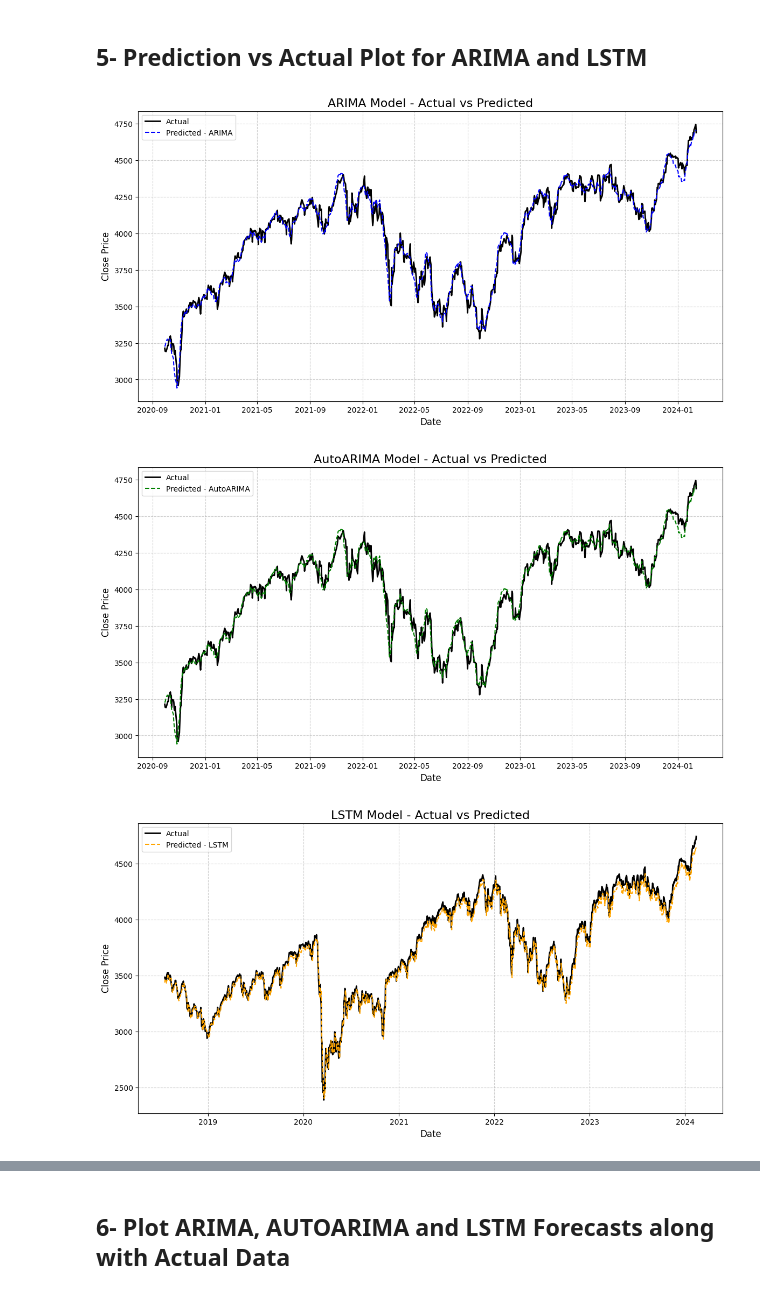
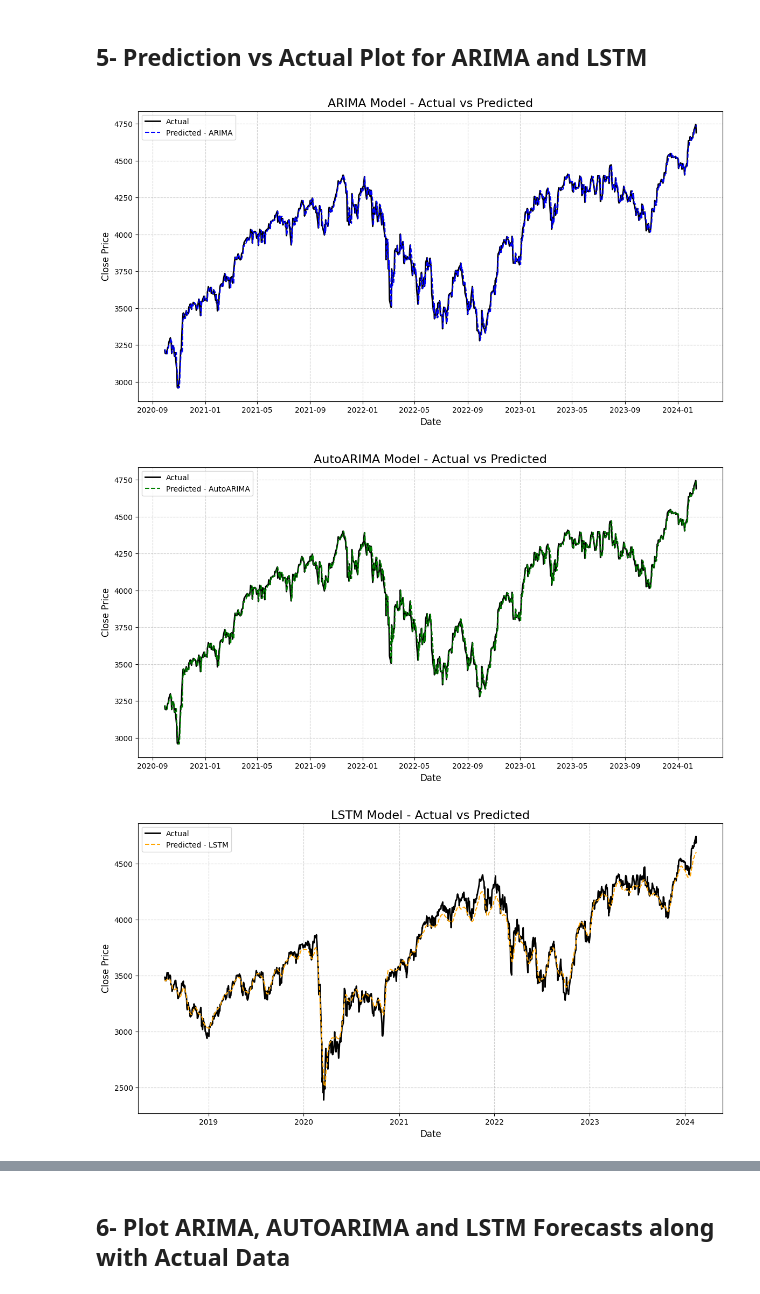
Before and after one commit to Fabio-Poli/CCT-Thesis-Project, a Jupyter notebook: Project_Code/Project Sep 2024.ipynb, the cells around one changed output, grey strips where cells are left out. Saved outputs shown, nothing was run; the diff lists cells and outputs as text; code cells hidden in the pictures.

```diff
--- a/Project_Code/Project Sep 2024.ipynb
+++ b/Project_Code/Project Sep 2024.ipynb
@@ -2771,28 +2688,32 @@ R^2 Score: 0.9842375842861261
 ## 1- Load and Evaluate the ARIMA Model
 # %%
 def load_arima_model_results():
+
     # Load the saved ARIMA model
-    model_filename = 'arima_model_(1, 1, 0).pkl'
+    model_filename = 'arima_model_order_(3, 1, 1).pkl'
     model_fit = joblib.load(model_filename)
     print(f"Model loaded from '{model_filename}'")
 
-    # Extract the 'Close_diff'
-    series = dataset_knn_pandas['Close_diff']
+    # Extract the 'Close' series
+    series = dataset_knn_pandas['Close']
 
     # Define the train/test split
     split_point = int(len(series) * 0.8)
+    train = series.iloc[:split_point]
     test = series.iloc[split_point:]
 
-    # Rebuild the history to include only the training data
-    history = series.iloc[:split_point].tolist()
+    # Initialize history with training data
+    history = train.tolist()
     predictions = []
 
-    # Generate predictions for the test set using the loaded model
+    # Perform rolling forecast
     for t in range(len(test)):
-        model = ARIMA(history, order=(1, 1, 0))  # Load the ARIMA best model
-        model_fit = model.fit()  # Fit on the current history
-        yhat = model_fit.forecast(steps=1)[0]  # Forecast the next value using the loaded model
+        # Re-fit the model with the updated history
+        model = ARIMA(history, order=(3, 1, 1))
+        model_fit = model.fit()
+        yhat = model_fit.forecast()[0]
         predictions.append(yhat)
+        # Update the history with the actual observation
         history.append(test.iloc[t])
 
     # Create a series for the predicted values with the same index as the test data
@@ -2863,3 +2798,0 @@ Model loaded from 'arima_model_with_exogenous.pkl'
-# %%
-# Load AutoARIMA
-autoarima_test, autoarima_predicted, autoarima_metrics = load_arima_results()
@@ -2905,0 +2835,13 @@ lstm_real, lstm_predicted, lstm_metrics = load_lstm_results()
+# %%
+look_back = 30
+X, y, scaler_series, scaler_exog, dates = prepare_data(dataset_knn_pandas, look_back)
+
+# Split the data into training and testing sets
+train_size = int(len(X) * 0.67)
+X_train, X_test = X[:train_size], X[train_size:]
+y_train, y_test = y[:train_size], y[train_size:]
+train_dates, test_dates = dates[:train_size], dates[train_size:]
+
+# Adjust lengths to match
+min_length = min(len(test_dates), len(lstm_real))
+lstm_test_dates_aligned = test_dates[:min_length]
@@ -2987,37 +2900,37 @@ comparison_df.to_csv('arima_autoarima_lstm_comparison.csv', index=False)
 # ARIMA vs Actual
 plt.figure(figsize=(14, 7))
 plt.plot(arima_test.index, arima_test, color='black', label='Actual', linewidth=2)
 plt.plot(arima_predicted.index, arima_predicted, color='blue', label='Predicted - ARIMA', linestyle='dashed')
 plt.title('ARIMA Model - Actual vs Predicted', fontsize=16)
 plt.xlabel('Date', fontsize=12)
 plt.ylabel('Close Price', fontsize=12)
 plt.legend(loc='best')
 plt.grid(True, linestyle='--', alpha=0.6)
 plt.show()
 
 # AutoARIMA vs Actual
 plt.figure(figsize=(14, 7))
 plt.plot(autoarima_test.index, autoarima_test, color='black', label='Actual', linewidth=2)
-plt.plot(autoarima_test.index, autoarima_predicted, color='green', label='Predicted - AutoARIMA', linestyle='dashed')
+plt.plot(autoarima_predicted.index, autoarima_predicted, color='green', label='Predicted - AutoARIMA', linestyle='dashed')
 plt.title('AutoARIMA Model - Actual vs Predicted', fontsize=16)
 plt.xlabel('Date', fontsize=12)
 plt.ylabel('Close Price', fontsize=12)
 plt.legend(loc='best')
 plt.grid(True, linestyle='--', alpha=0.6)
 plt.show()
 
 # LSTM vs Actual
 plt.figure(figsize=(14, 7))
-plt.plot(test_index_aligned, lstm_real, color='black', label='Actual', linewidth=2)
-plt.plot(test_index_aligned, lstm_predicted, color='orange', label='Predicted - LSTM', linestyle='dashed')
+plt.plot(lstm_test_dates_aligned, lstm_real, color='black', label='Actual', linewidth=2)
+plt.plot(lstm_test_dates_aligned, lstm_predicted, color='orange', label='Predicted - LSTM', linestyle='dashed')
 plt.title('LSTM Model - Actual vs Predicted', fontsize=16)
 plt.xlabel('Date', fontsize=12)
 plt.ylabel('Close Price', fontsize=12)
 plt.legend(loc='best')
 plt.grid(True, linestyle='--', alpha=0.6)
 plt.show()
 # %% [output]
-[figure, old version]
+[figure, new version]
-[figure, old version]
+[figure, new version]
-[figure, old version]
+[figure, new version]
 # %%
```
Also changed, not shown: parts of 86 cells of this notebook.
